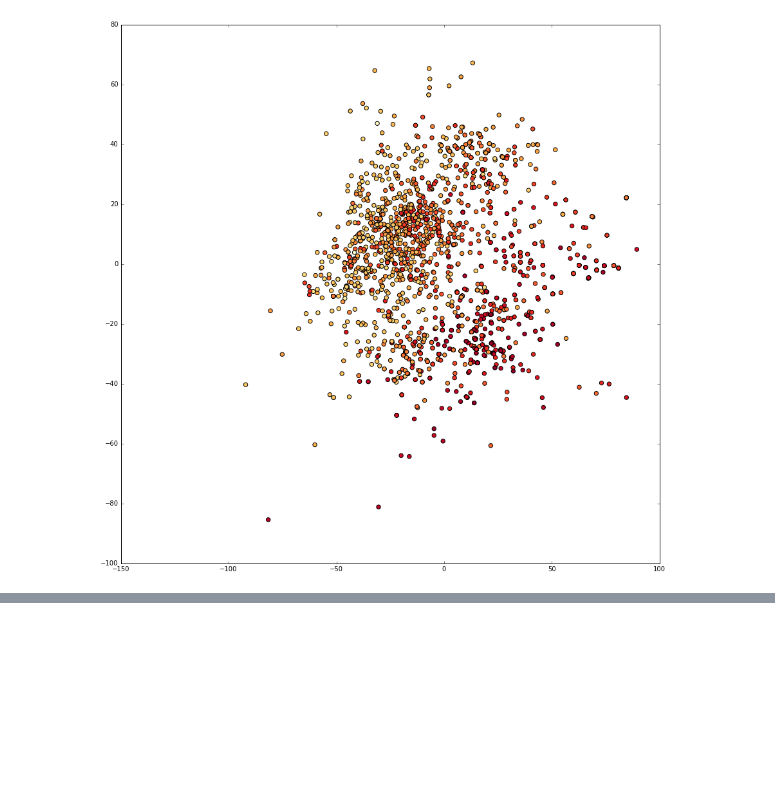
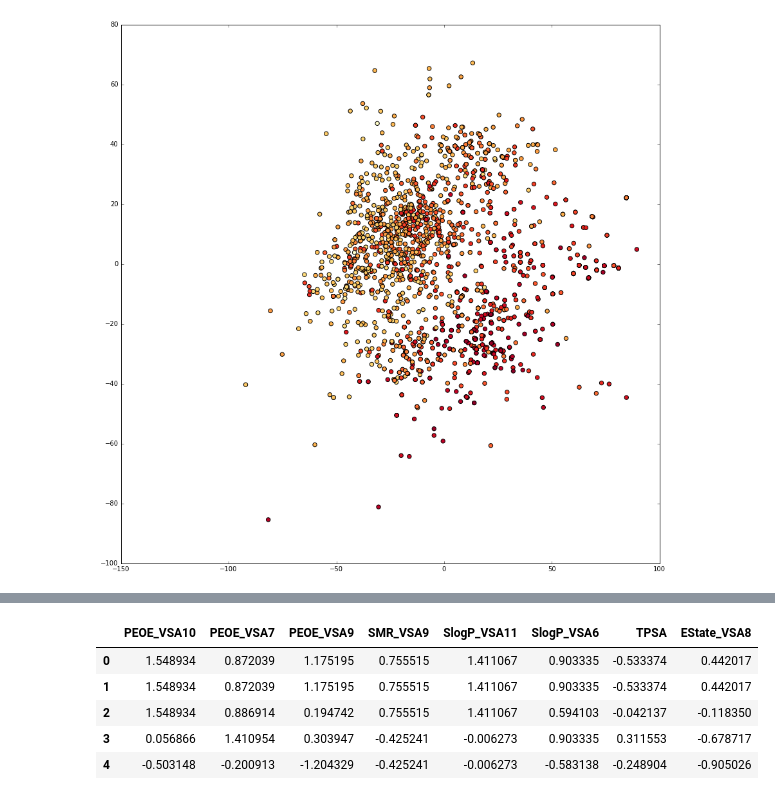
Before and after one commit to martin-sicho/MI_ADM, a Jupyter notebook: learn.ipynb, the cells around one changed output, grey strips where cells are left out. Cells and saved outputs as stored; diff of their text form; code cells hidden in the pictures; blank space fills up the shorter version.

```diff
--- a/learn.ipynb
+++ b/learn.ipynb
@@ -140,0 +151,16 @@ plt.show()
+# %%
+from sklearn.preprocessing import StandardScaler
+from pandas import DataFrame
+
+scaler = StandardScaler(copy=False)
+scaler.fit(descriptors)
+descriptors = DataFrame(scaler.transform(descriptors))
+descriptors.columns = descriptors_names
+descriptors[0:5]
+# %% [output]
+|  | PEOE_VSA10 | PEOE_VSA7 | PEOE_VSA9 | SMR_VSA9 | SlogP_VSA11 | SlogP_VSA6 | TPSA | EState_VSA8 |
+| 0 | 1.548934 | 0.872039 | 1.175195 | 0.755515 | 1.411067 | 0.903335 | -0.533374 | 0.442017 |
+| 1 | 1.548934 | 0.872039 | 1.175195 | 0.755515 | 1.411067 | 0.903335 | -0.533374 | 0.442017 |
+| 2 | 1.548934 | 0.886914 | 0.194742 | 0.755515 | 1.411067 | 0.594103 | -0.042137 | -0.118350 |
+| 3 | 0.056866 | 1.410954 | 0.303947 | -0.425241 | -0.006273 | 0.903335 | 0.311553 | -0.678717 |
+| 4 | -0.503148 | -0.200913 | -1.204329 | -0.425241 | -0.006273 | -0.583138 | -0.248904 | -0.905026 |
```
Also changed, not shown: parts of 9 cells of this notebook.
